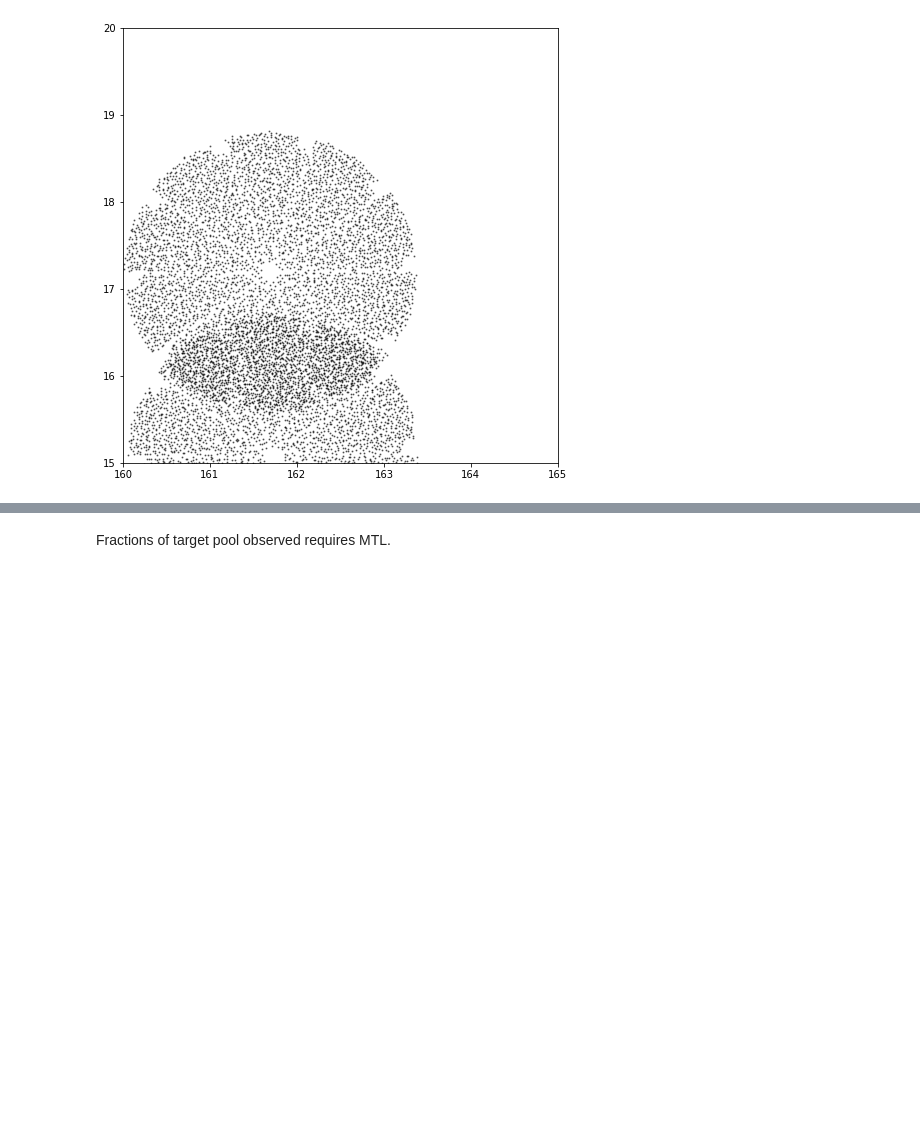
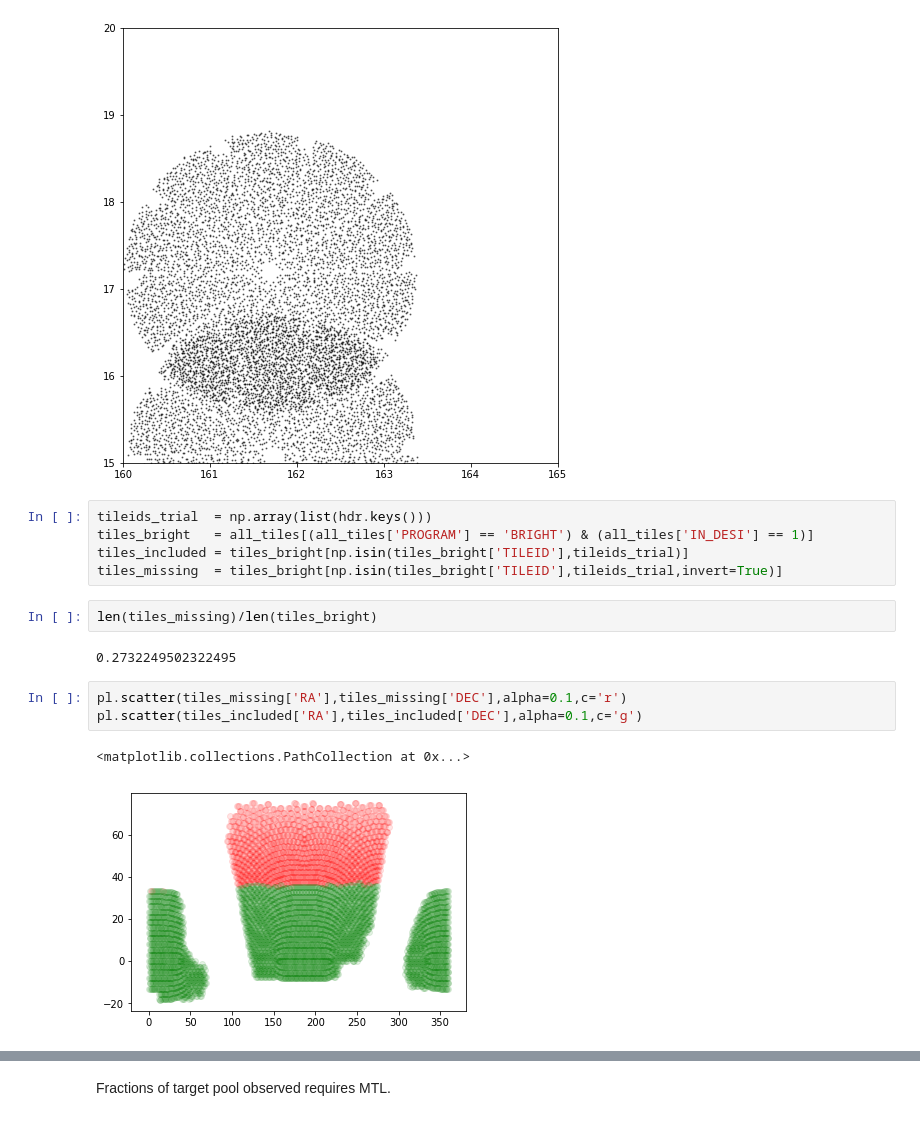
Before and after one commit to apcooper/mws_svplan, a Jupyter notebook: JFR_DR7.ipynb, the cells around one changed output, grey strips where cells are left out. Drawn from its saved outputs; the diff is of its cells as text; blank space fills up the shorter version.

```diff
--- a/JFR_DR7.ipynb
+++ b/JFR_DR7.ipynb
@@ -450,3 +450,18 @@ pl.xlim(160,165)
 # %% [output]
 (160, 165)
 [figure]
+# %%
+tileids_trial  = np.array(list(hdr.keys()))
+tiles_bright   = all_tiles[(all_tiles['PROGRAM'] == 'BRIGHT') & (all_tiles['IN_DESI'] == 1)]
+tiles_included = tiles_bright[np.isin(tiles_bright['TILEID'],tileids_trial)]
+tiles_missing  = tiles_bright[np.isin(tiles_bright['TILEID'],tileids_trial,invert=True)]
+# %%
+len(tiles_missing)/len(tiles_bright)
+# %% [output]
+0.2732249502322495
+# %%
+pl.scatter(tiles_missing['RA'],tiles_missing['DEC'],alpha=0.1,c='r')
+pl.scatter(tiles_included['RA'],tiles_included['DEC'],alpha=0.1,c='g')
+# %% [output]
+<matplotlib.collections.PathCollection at 0x...>
+[figure, added]
```
Also changed, not shown: parts of 10 cells of this notebook, 1 other file.
